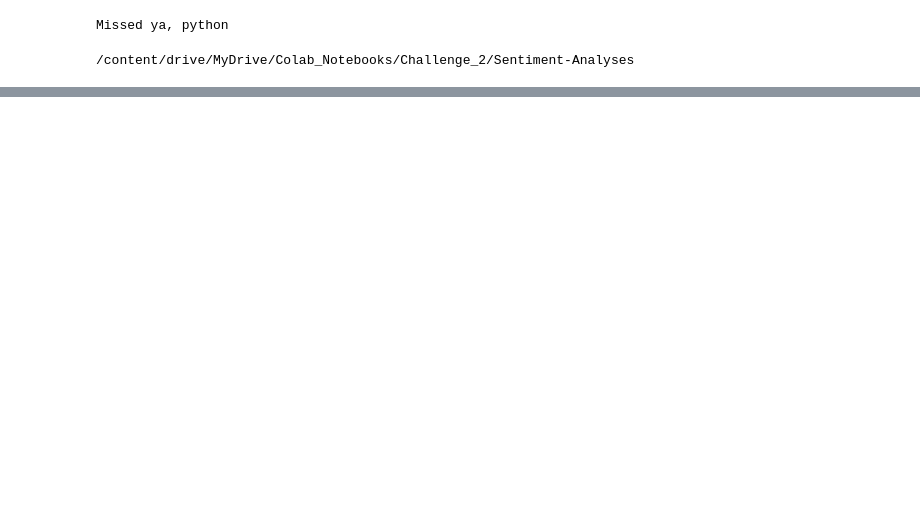
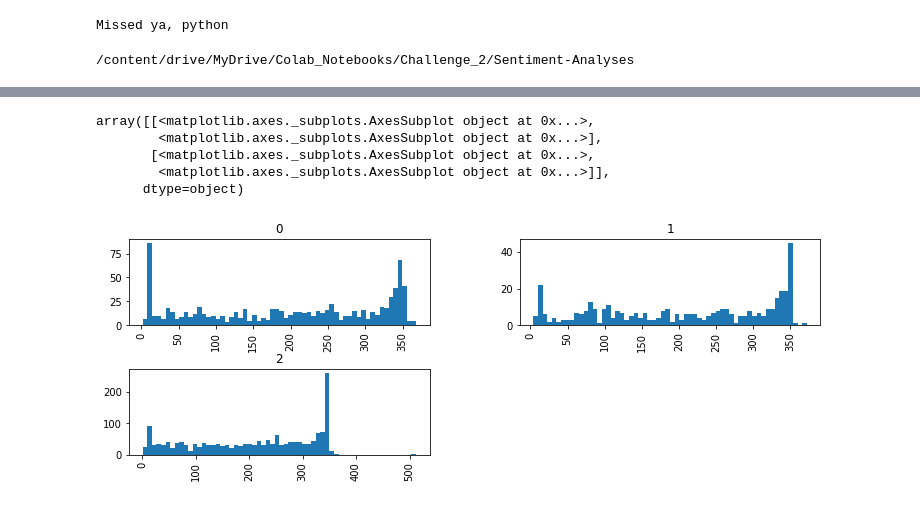
Before and after one commit to Murtaza-Kazmi/Sentiment-Analysis-, a Jupyter notebook: Project_file.ipynb, the cells around one changed output, grey strips where cells are left out. Cells and saved outputs as stored; diff of their text form; code cells hidden in the pictures; blank space fills up the shorter version.

```diff
--- a/Project_file.ipynb
+++ b/Project_file.ipynb
@@ -58,0 +254,2 @@ df.head(10)
+# %%
+df['length'] = df['review'].apply(len)
@@ -58,0 +265,9 @@ df.head(10)
+# %%
+df.hist(column = 'length', by = 'rating', bins = 60, figsize = (12,4))
+# %% [output]
+array([[<matplotlib.axes._subplots.AxesSubplot object at 0x...>,
+        <matplotlib.axes._subplots.AxesSubplot object at 0x...>],
+       [<matplotlib.axes._subplots.AxesSubplot object at 0x...>,
+        <matplotlib.axes._subplots.AxesSubplot object at 0x...>]],
+      dtype=object)
+[figure, added]
```
Also changed, not shown: parts of 30 cells of this notebook.
